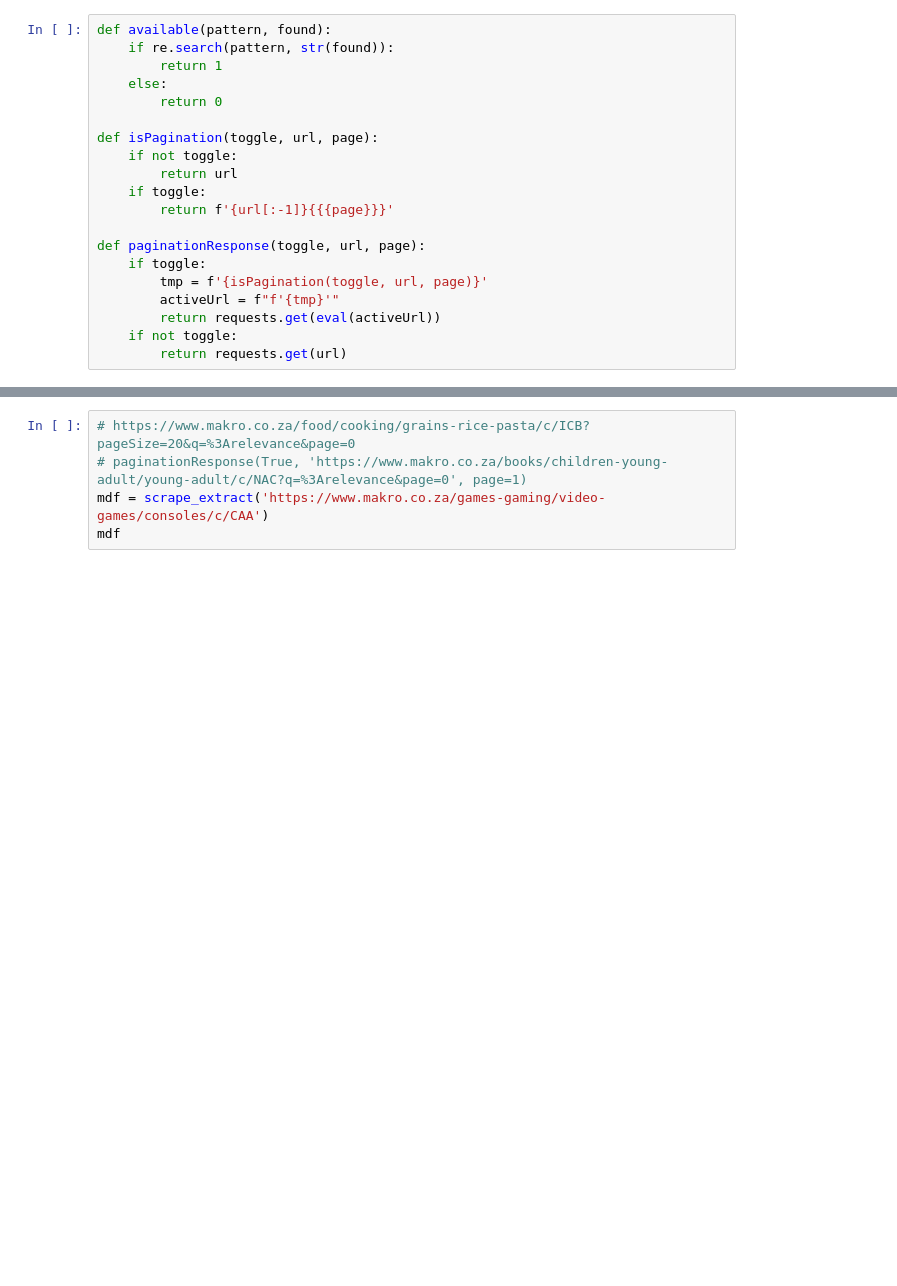
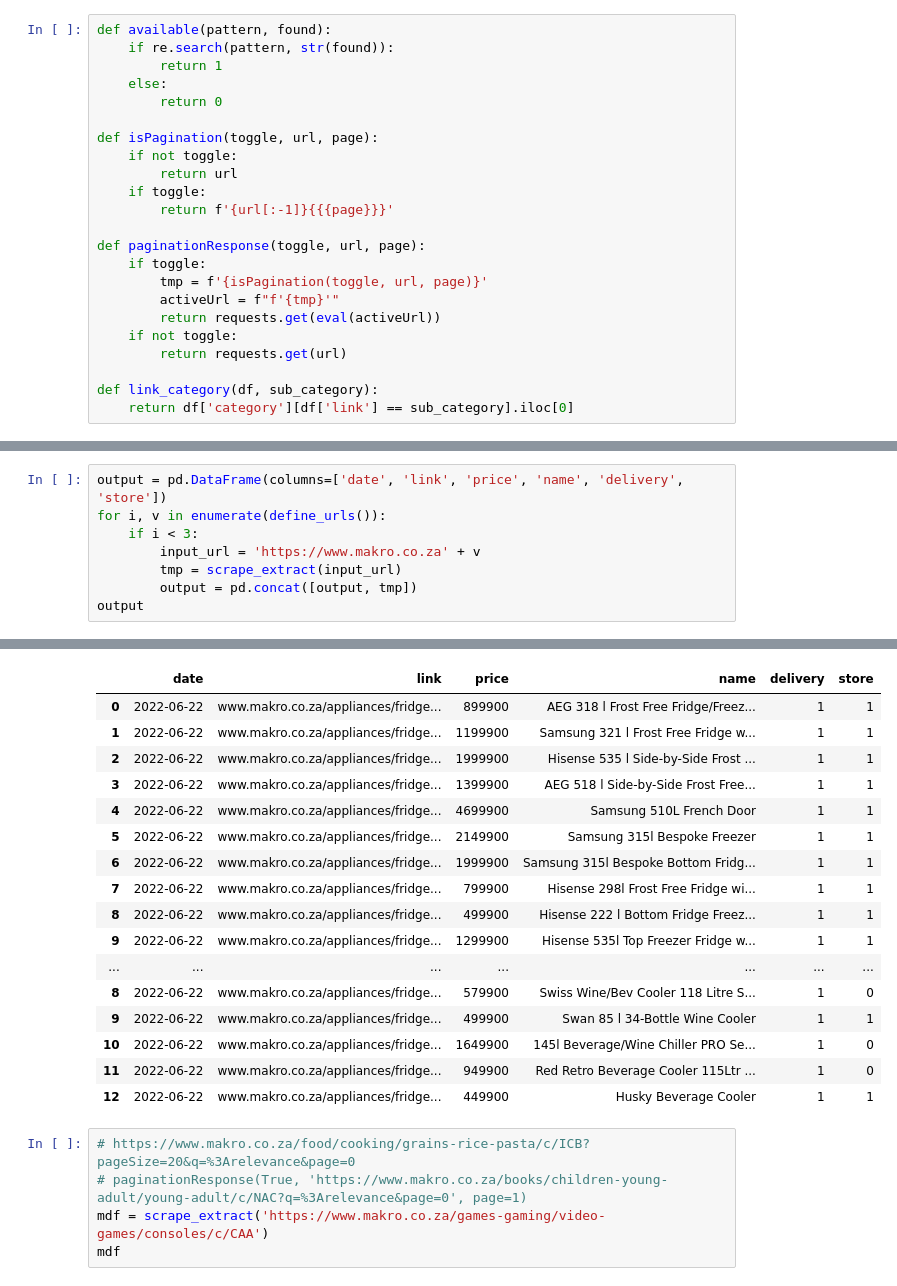
Before and after one commit to reganjohnd/scraping, a Jupyter notebook: makro.ipynb, the cells around one changed output, grey strips where cells are left out. Saved outputs shown, nothing was run; the diff lists cells and outputs as text; blank space fills up the shorter version.

```diff
--- a/makro.ipynb
+++ b/makro.ipynb
@@ -27,6 +36,9 @@ def paginationResponse(toggle, url, page):
         return requests.get(eval(activeUrl))
     if not toggle:
         return requests.get(url)
+
+def link_category(df, sub_category):
+    return df['category'][df['link'] == sub_category].iloc[0]
 # %%
 def scrape_extract(url:str):
     mdf = pd.DataFrame(columns=['date', 'link', 'price', 'name', 'delivery', 'store'])
@@ -75,0 +144,9 @@ def scrape_extract(url:str):
+# %%
+output = pd.DataFrame(columns=['date', 'link', 'price', 'name', 'delivery', 'store'])
+for i, v in enumerate(define_urls()):
+    if i < 3:
+        input_url = 'https://www.makro.co.za' + v
+        tmp = scrape_extract(input_url)
+        output = pd.concat([output, tmp])
+output
+# %% [output]
@@ -76,3 +170,20 @@ def scrape_extract(url:str):
+|  | date | link | price | name | delivery | store |
+| 0 | 2022-06-22 | www.makro.co.za/appliances/fridge... | 899900 | AEG 318 l Frost Free Fridge/Freez... | 1 | 1 |
+| 1 | 2022-06-22 | www.makro.co.za/appliances/fridge... | 1199900 | Samsung 321 l Frost Free Fridge w... | 1 | 1 |
+| 2 | 2022-06-22 | www.makro.co.za/appliances/fridge... | 1999900 | Hisense 535 l Side-by-Side Frost ... | 1 | 1 |
+| 3 | 2022-06-22 | www.makro.co.za/appliances/fridge... | 1399900 | AEG 518 l Side-by-Side Frost Free... | 1 | 1 |
+| 4 | 2022-06-22 | www.makro.co.za/appliances/fridge... | 4699900 | Samsung 510L French Door | 1 | 1 |
+| 5 | 2022-06-22 | www.makro.co.za/appliances/fridge... | 2149900 | Samsung 315l Bespoke Freezer | 1 | 1 |
+| 6 | 2022-06-22 | www.makro.co.za/appliances/fridge... | 1999900 | Samsung 315l Bespoke Bottom Fridg... | 1 | 1 |
+| 7 | 2022-06-22 | www.makro.co.za/appliances/fridge... | 799900 | Hisense 298l Frost Free Fridge wi... | 1 | 1 |
+| 8 | 2022-06-22 | www.makro.co.za/appliances/fridge... | 499900 | Hisense 222 l Bottom Fridge Freez... | 1 | 1 |
+| 9 | 2022-06-22 | www.makro.co.za/appliances/fridge... | 1299900 | Hisense 535l Top Freezer Fridge w... | 1 | 1 |
+| ... | ... | ... | ... | ... | ... | ... |
+| 8 | 2022-06-22 | www.makro.co.za/appliances/fridge... | 579900 | Swiss Wine/Bev Cooler 118 Litre S... | 1 | 0 |
+| 9 | 2022-06-22 | www.makro.co.za/appliances/fridge... | 499900 | Swan 85 l 34-Bottle Wine Cooler | 1 | 1 |
+| 10 | 2022-06-22 | www.makro.co.za/appliances/fridge... | 1649900 | 145l Beverage/Wine Chiller PRO Se... | 1 | 0 |
+| 11 | 2022-06-22 | www.makro.co.za/appliances/fridge... | 949900 | Red Retro Beverage Cooler 115Ltr ... | 1 | 0 |
+| 12 | 2022-06-22 | www.makro.co.za/appliances/fridge... | 449900 | Husky Beverage Cooler | 1 | 1 |
 # %%
 # https://www.makro.co.za/food/cooking/grains-rice-pasta/c/ICB?pageSize=20&q=%3Arelevance&page=0
 # paginationResponse(True, 'https://www.makro.co.za/books/children-young-adult/young-adult/c/NAC?q=%3Arelevance&page=0', page=1)
```
Also changed, not shown: parts of 8 cells of this notebook.
